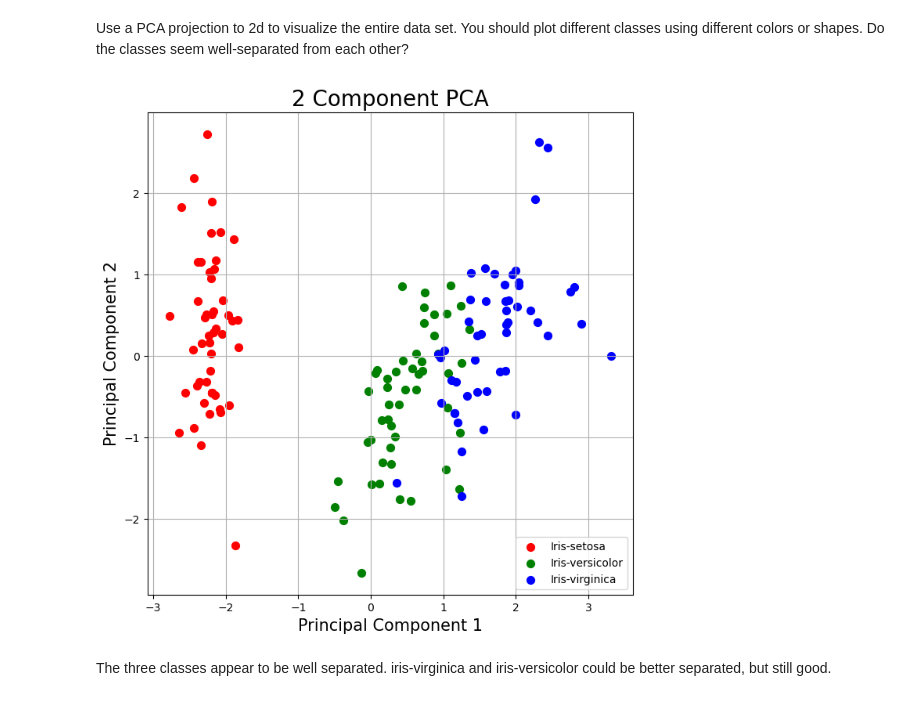
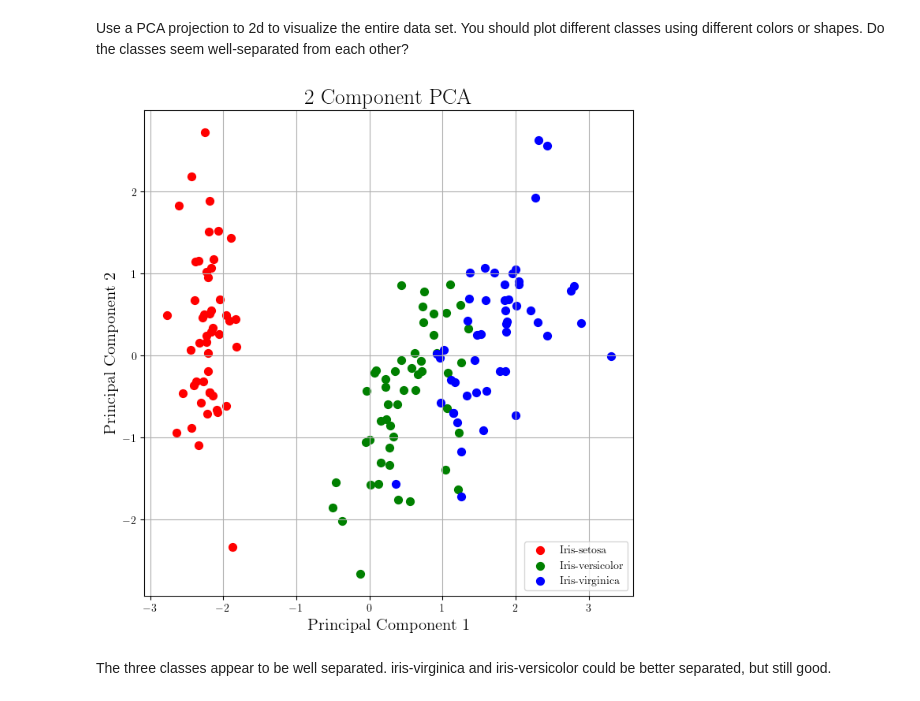
Before and after one commit to tomjwells/QuantConcepts, a Jupyter notebook: 8. Machine Learning/Principal Component Analysis (PCA).ipynb, the cells around one changed output. Cells and saved outputs as stored; diff of their text form; code cells hidden in the pictures.

```diff
--- a/8. Machine Learning/Principal Component Analysis (PCA).ipynb
+++ b/8. Machine Learning/Principal Component Analysis (PCA).ipynb
@@ -7,6 +7,11 @@ import matplotlib.pyplot as plt
 from sklearn.decomposition import PCA
 from sklearn.preprocessing import StandardScaler
 %matplotlib inline
+
+plt.rcParams.update({
+	"text.usetex": True,
+	"font.family": "Serif"
+})
 # %% [markdown]
 ## Load Iris Dataset
 # %%
@@ -97,8 +102,8 @@ df[['target']].head()
 | 3 | Iris-setosa |
 | 4 | Iris-setosa |
 # %%
-finalDf = pd.concat([principalDf, df[['target']]], axis = 1)
-finalDf.head(5)
+final_df = pd.concat([principalDf, df[['target']]], axis = 1)
+final_df.head(5)
 # %% [output]
 |  | principal component 1 | principal component 2 | target |
 | 0 | -2.264542 | 0.505704 | Iris-setosa |
@@ -113,19 +118,19 @@ Use a PCA projection to 2d to visualize the entire data set. You should plot dif
 # %%
 fig = plt.figure(figsize = (8,8))
 ax = fig.add_subplot(1,1,1)
 ax.set_xlabel('Principal Component 1', fontsize = 15)
 ax.set_ylabel('Principal Component 2', fontsize = 15)
 ax.set_title('2 Component PCA', fontsize = 20)
 
 targets = ['Iris-setosa', 'Iris-versicolor', 'Iris-virginica']
 colors = ['r', 'g', 'b']
 for target, color in zip(targets, colors):
-	indicesToKeep = finalDf['target'] == target
-	ax.scatter(finalDf.loc[indicesToKeep, 'principal component 1'], finalDf.loc[indicesToKeep, 'principal component 2'], c = color, s = 50)
+	indicesToKeep = final_df['target'] == target
+	ax.scatter(final_df.loc[indicesToKeep, 'principal component 1'], final_df.loc[indicesToKeep, 'principal component 2'], c=color, s=50)
 ax.legend(targets)
 ax.grid()
 # %% [output]
-[figure, old version]
+[figure, new version]
 # %% [markdown]
 The three classes appear to be well separated. iris-virginica and iris-versicolor could be better separated, but still good.
 # %% [markdown]
```
Also changed, not shown: parts of 16 cells of this notebook, 8 other files.
